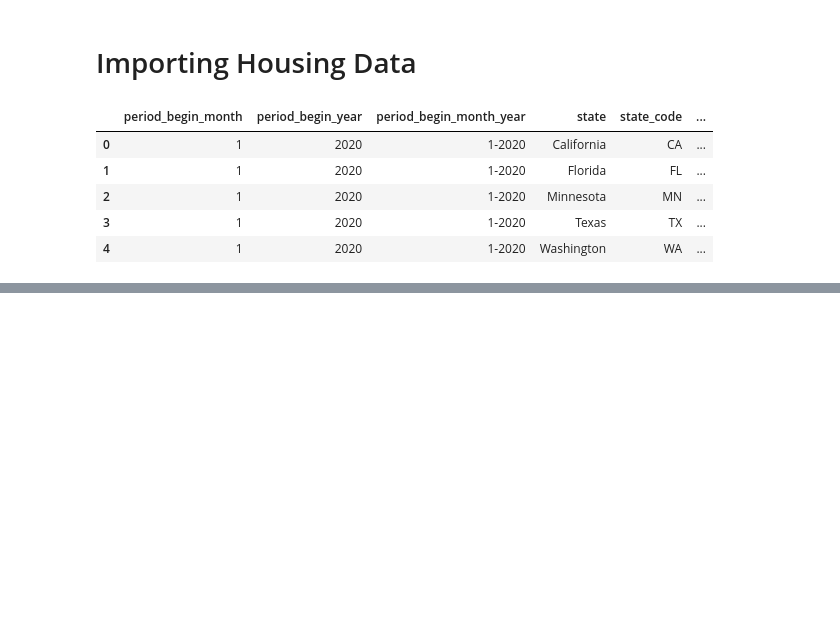
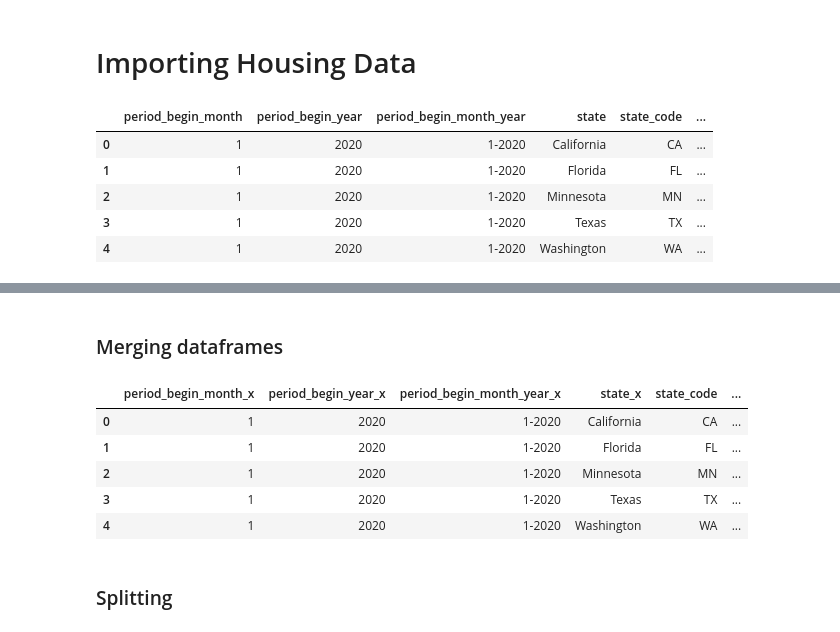
Before and after one commit to ajmotylinski/Data_Viz_Final_Project, a Jupyter notebook: Machine_Learning_Ritesh.ipynb, the cells around one changed output, grey strips where cells are left out. Drawn from its saved outputs; the diff is of its cells as text; code cells hidden in the pictures; blank space fills up the shorter version.

```diff
--- a/Machine_Learning_Ritesh.ipynb
+++ b/Machine_Learning_Ritesh.ipynb
@@ -82,7 +112,7 @@ from config import db_password, db_name, db_server
 db_string = f"postgresql://postgres:0926@localhost/postgres"
 engine = create_engine(db_string)
 with engine.connect() as connection:
-    housing_df = pd.read_sql("select * from housing_data", db_string)
+    housing_df = pd.read_sql("select * from housing_data_by_state_by_month", db_string)
 housing_df.head()
 # %% [output]
 |  | period_begin_month | period_begin_year | period_begin_month_year | state | state_code | ... |
@@ -93,0 +225,17 @@ housing_df.head()
+# %% [markdown]
+### Merging dataframes
+# %%
+#Reference: https://stackoverflow.com/questions/25888207/pandas-join-dataframes-on-field-with-different-names
+
+covid_housing_df = pd.merge(housing_df,covid_df,how='left', left_on = ['housing_month_year_state'], right_on=['covid_month_year_state'])
+# %%
+covid_housing_df.head()
+# %% [output]
+|  | period_begin_month_x | period_begin_year_x | period_begin_month_year_x | state_x | state_code | ... |
+| 0 | 1 | 2020 | 1-2020 | California | CA | ... |
+| 1 | 1 | 2020 | 1-2020 | Florida | FL | ... |
+| 2 | 1 | 2020 | 1-2020 | Minnesota | MN | ... |
+| 3 | 1 | 2020 | 1-2020 | Texas | TX | ... |
+| 4 | 1 | 2020 | 1-2020 | Washington | WA | ... |
+# %% [markdown]
+### Splitting
```
Also changed, not shown: parts of 35 cells of this notebook.
